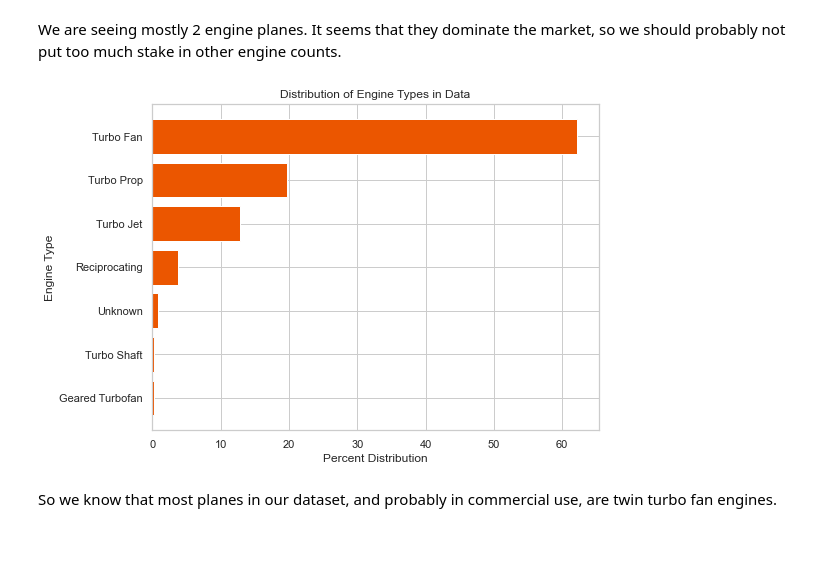
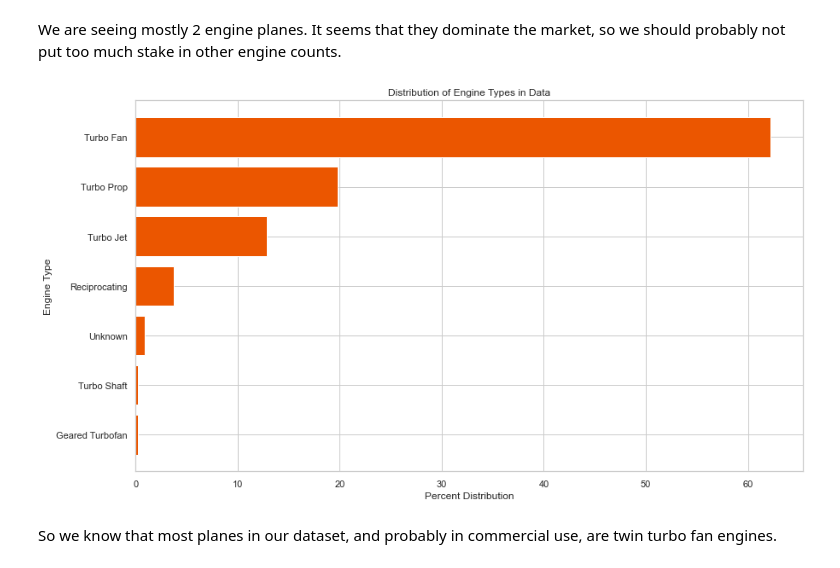
Before and after one commit to Nihkai/Phase-1-Aircraft-Risk, a Jupyter notebook: Aviation_Data_Project_Notebook.ipynb, the cells around one changed output. Saved outputs shown, nothing was run; the diff lists cells and outputs as text; code cells hidden in the pictures.

```diff
--- a/Aviation_Data_Project_Notebook.ipynb
+++ b/Aviation_Data_Project_Notebook.ipynb
@@ -35,7 +35,7 @@ sns.set_theme(style="whitegrid")
 # %% [markdown]
 We had an import issue that Nick solved by specifying the data type for columns 6, 7, and 28.
 # %%
-with open('../data/Aviation_Data.csv') as f:
+with open('./data/Aviation_Data.csv', encoding='utf8') as f:
     dtypes = {'Column6Name': 'str', 'Column7Name': 'str', 'Column28Name': 'str'}
     df = pd.read_csv(f, dtype=dtypes, low_memory=False)
 # %%
@@ -511,7 +511,7 @@ df.to_csv('../data/Aviation_Data_Cleaned_v3.csv')
 # %% [markdown]
 Next, let's open and load the cleaned CSV file as df_clean.
 # %%
-with open('../data/Aviation_Data_Cleaned_v3.csv', encoding='utf8') as f:
+with open('./data/Aviation_Data_Cleaned_v3.csv', encoding='utf8') as f:
     dtypes = {'Column6Name': 'str', 'Column7Name': 'str', 'Column28Name': 'str'}
     df_clean = pd.read_csv(f, dtype=dtypes, low_memory=False)
 # %% [markdown]
@@ -546,18 +546,18 @@ We are seeing mostly 2 engine planes. It seems that they dominate the market, so
 # %%
 engine_list = df_clean['Engine.Type'].value_counts().index.tolist()
 engine_list_percent = (df_clean['Engine.Type'].value_counts(normalize=True)*100).values.tolist()
 
-fig, ax = plt.subplots(figsize=(8,6))
+fig, ax = plt.subplots(figsize=(14,8))
 ax.barh(engine_list, engine_list_percent, color='#eb5600')
 ax.set_ylabel('Engine Type')
 ax.set_xlabel('Percent Distribution')
 ax.set_title('Distribution of Engine Types in Data')
 ax.invert_yaxis()
 
-plt.savefig("../images/engine_type.png", dpi=150)
+plt.savefig("./images/engine_type_2.png", dpi=150)
 plt.show();
 # %% [output]
-[figure, old version]
+[figure, new version]
 # %% [markdown]
 So we know that most planes in our dataset, and probably in commercial use, are twin turbo fan engines.
 # %% [markdown]
```
Also changed, not shown: parts of 8 cells of this notebook, 6 other files.
